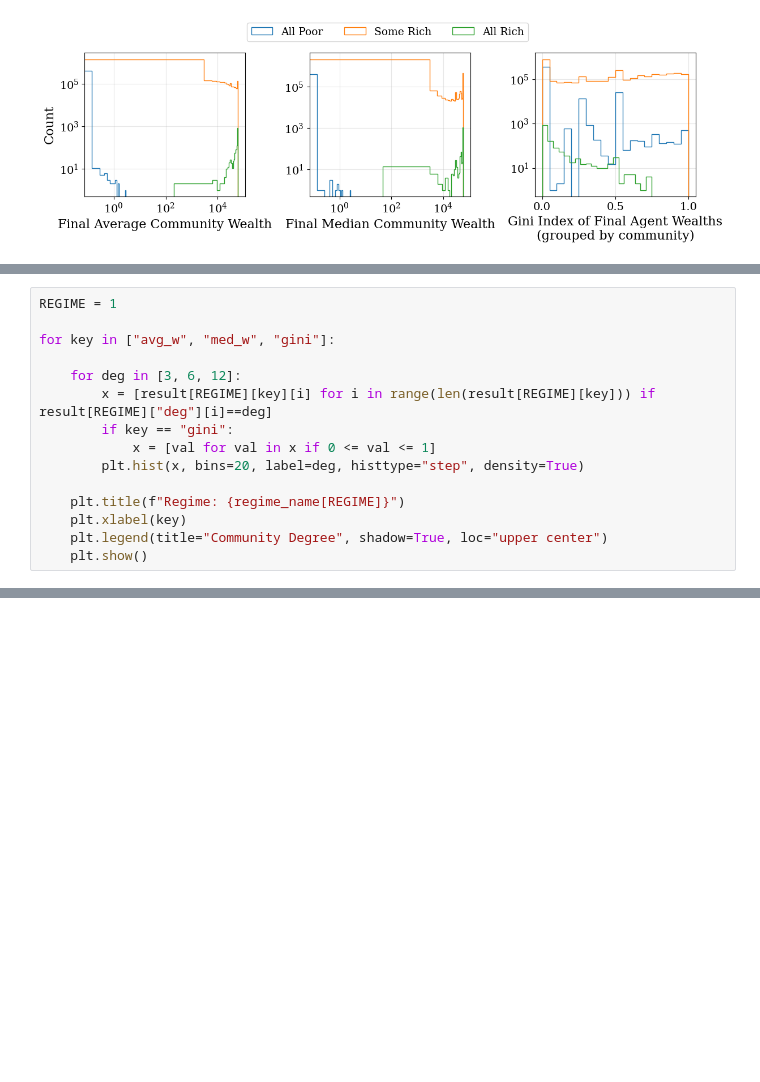
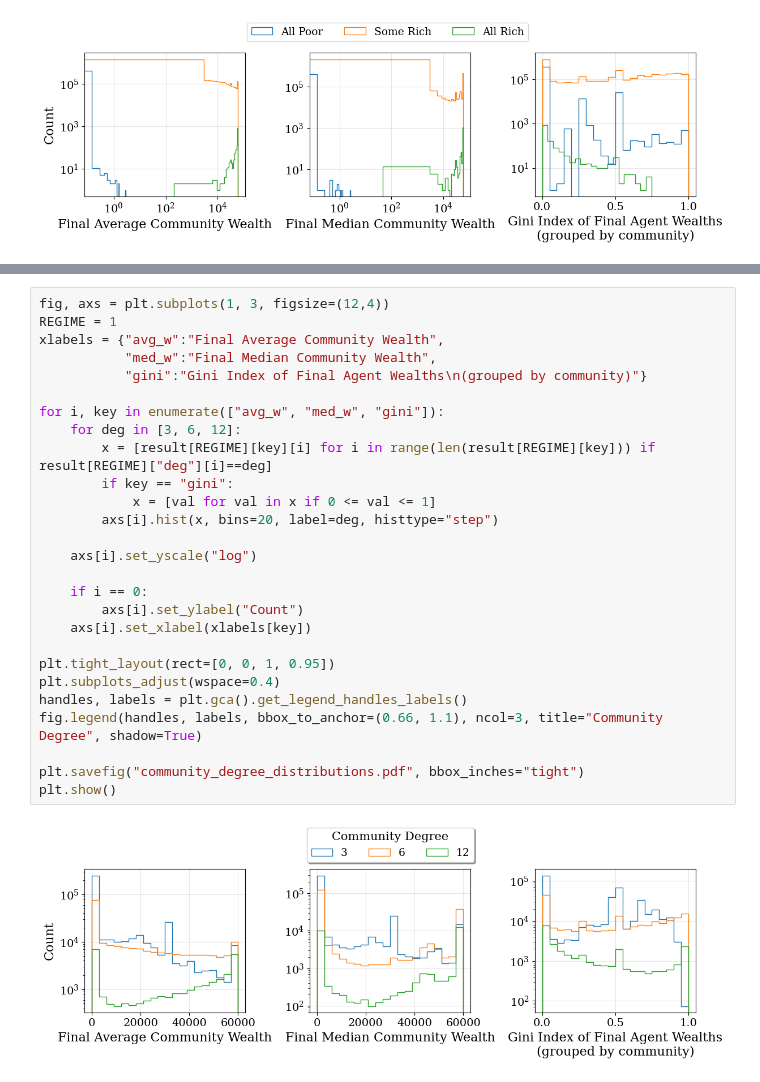
Before and after one commit to charlesaugdupont/poverty-trap, a Jupyter notebook: notebooks/comm_degree_median_wealth.ipynb, the cells around one changed output, grey strips where cells are left out. Cells and saved outputs as stored; diff of their text form; blank space fills up the shorter version.

```diff
--- a/notebooks/comm_degree_median_wealth.ipynb
+++ b/notebooks/comm_degree_median_wealth.ipynb
@@ -199,15 +160,0 @@ plt.show()
-# %%
-REGIME = 1
-
-for key in ["avg_w", "med_w", "gini"]:
-
-    for deg in [3, 6, 12]:
-        x = [result[REGIME][key][i] for i in range(len(result[REGIME][key])) if result[REGIME]["deg"][i]==deg]
-        if key == "gini":
-            x = [val for val in x if 0 <= val <= 1]
-        plt.hist(x, bins=20, label=deg, histtype="step", density=True)
-
-    plt.title(f"Regime: {regime_name[REGIME]}")
-    plt.xlabel(key)
-    plt.legend(title="Community Degree", shadow=True, loc="upper center")
-    plt.show()
@@ -233,0 +161,29 @@ plt.show()
+# %%
+fig, axs = plt.subplots(1, 3, figsize=(12,4))
+REGIME = 1
+xlabels = {"avg_w":"Final Average Community Wealth",
+           "med_w":"Final Median Community Wealth",
+           "gini":"Gini Index of Final Agent Wealths\n(grouped by community)"}
+
+for i, key in enumerate(["avg_w", "med_w", "gini"]):
+    for deg in [3, 6, 12]:
+        x = [result[REGIME][key][i] for i in range(len(result[REGIME][key])) if result[REGIME]["deg"][i]==deg]
+        if key == "gini":
+            x = [val for val in x if 0 <= val <= 1]
+        axs[i].hist(x, bins=20, label=deg, histtype="step")
+
+    axs[i].set_yscale("log")
+
+    if i == 0:
+        axs[i].set_ylabel("Count")
+    axs[i].set_xlabel(xlabels[key])
+
+plt.tight_layout(rect=[0, 0, 1, 0.95])
+plt.subplots_adjust(wspace=0.4)
+handles, labels = plt.gca().get_legend_handles_labels()
+fig.legend(handles, labels, bbox_to_anchor=(0.66, 1.1), ncol=3, title="Community Degree", shadow=True)
+
+plt.savefig("community_degree_distributions.pdf", bbox_inches="tight")
+plt.show()
+# %% [output]
+[figure, added]
```
Also changed, not shown: parts of 5 cells of this notebook, 1 other file.
